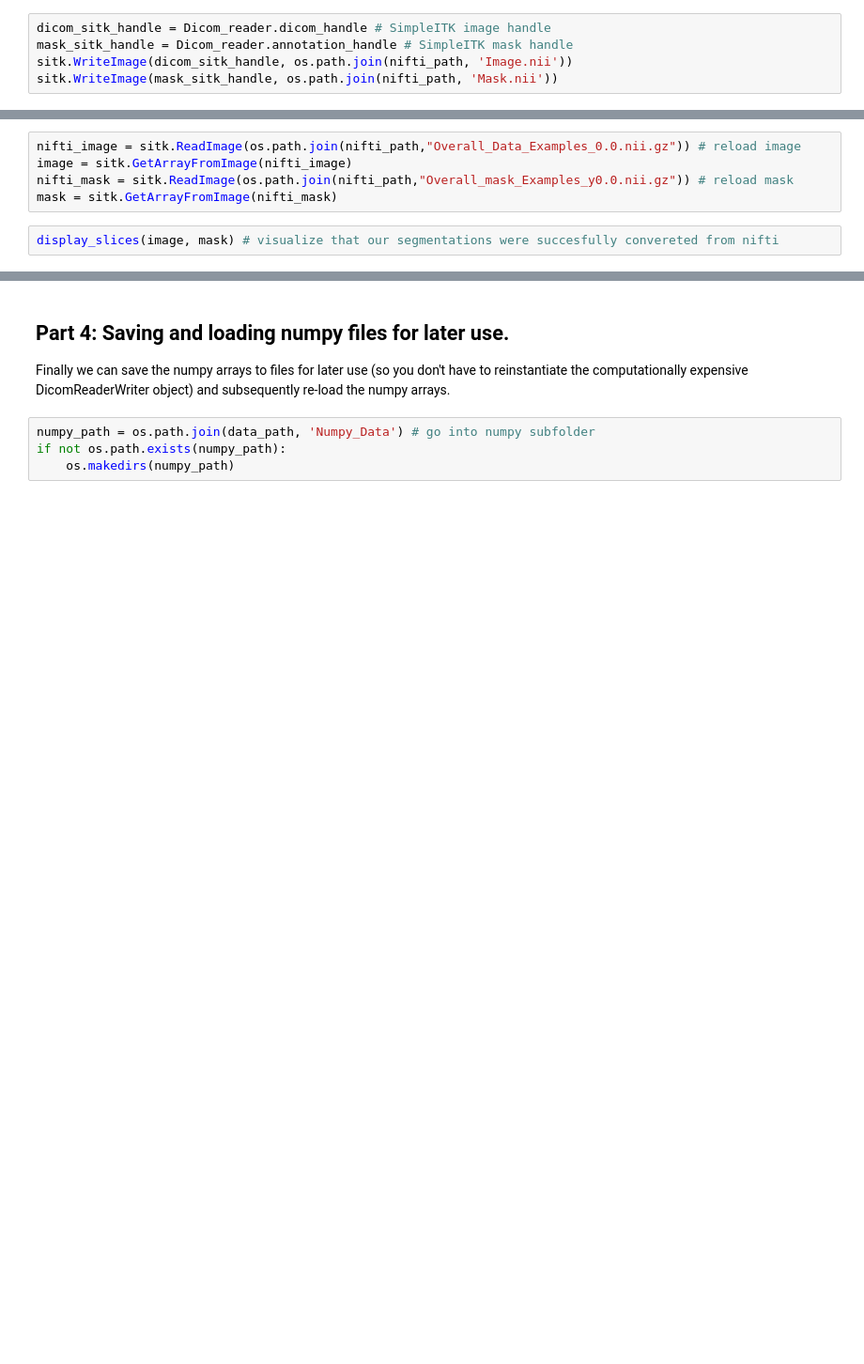
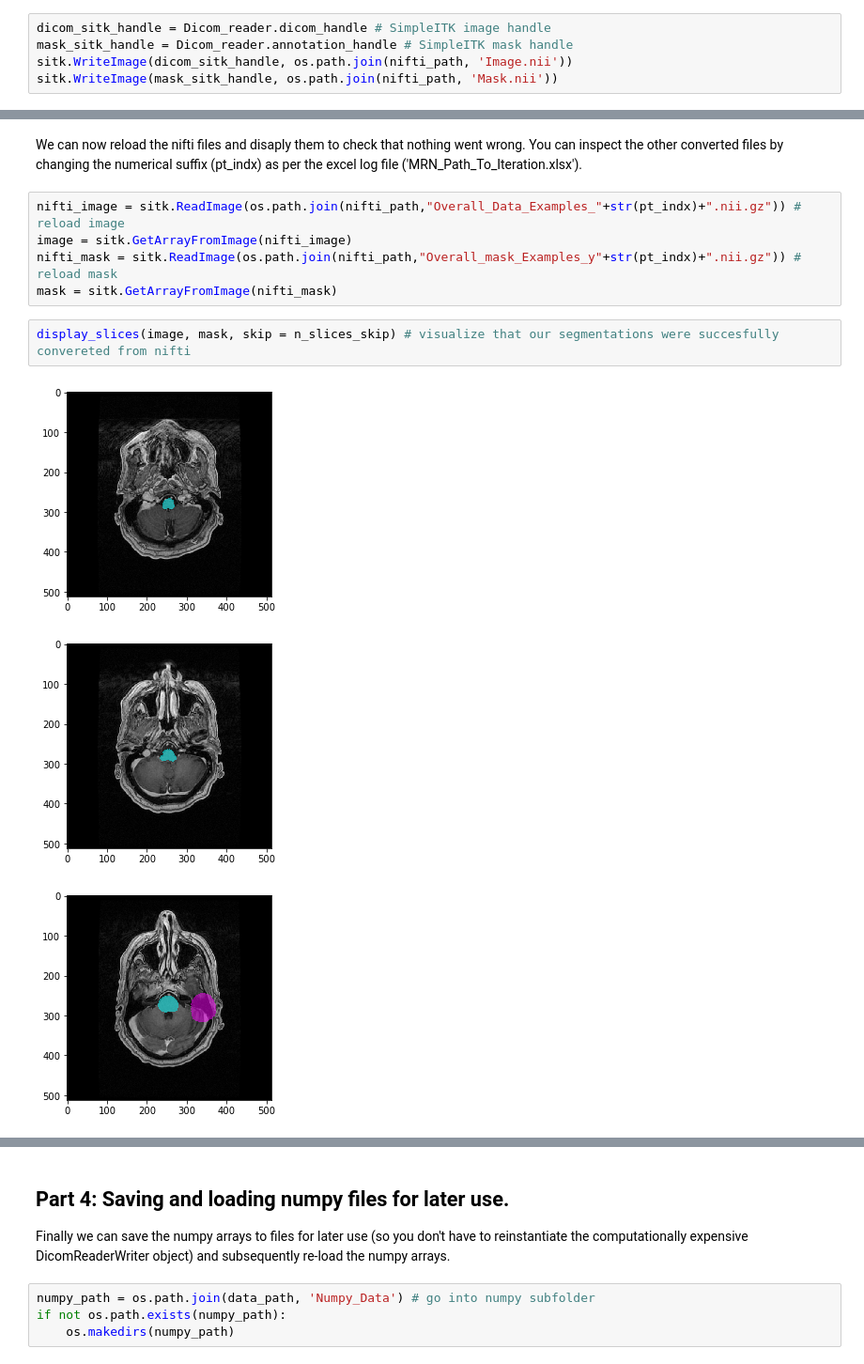
Before and after one commit to brianmanderson/Dicom_RT_and_Images_to_Mask, a Jupyter notebook: Examples/DICOMRTTool_manuscript.ipynb, the cells around one changed output, grey strips where cells are left out. Shown at 94% size. Drawn from its saved outputs; the diff is of its cells as text; blank space fills up the shorter version.

```diff
--- a/Examples/DICOMRTTool_manuscript.ipynb
+++ b/Examples/DICOMRTTool_manuscript.ipynb
@@ -200,7 +313,13 @@ Dicom_reader.write_parallel(out_path = nifti_path, excel_file = os.path.join(nif
+# %% [markdown]
+We can now reload the nifti files and disaply them to check that nothing went wrong. You can inspect the other converted files by changing the numerical suffix (pt_indx) as per the excel log file ('MRN_Path_To_Iteration.xlsx').
 # %%
-nifti_image = sitk.ReadImage(os.path.join(nifti_path,"Overall_Data_Examples_0.0.nii.gz")) # reload image
+nifti_image = sitk.ReadImage(os.path.join(nifti_path,"Overall_Data_Examples_"+str(pt_indx)+".nii.gz")) # reload image
 image = sitk.GetArrayFromImage(nifti_image)
-nifti_mask = sitk.ReadImage(os.path.join(nifti_path,"Overall_mask_Examples_y0.0.nii.gz")) # reload mask
+nifti_mask = sitk.ReadImage(os.path.join(nifti_path,"Overall_mask_Examples_y"+str(pt_indx)+".nii.gz")) # reload mask
 mask = sitk.GetArrayFromImage(nifti_mask)
 # %%
-display_slices(image, mask) # visualize that our segmentations were succesfully convereted from nifti
+display_slices(image, mask, skip = n_slices_skip) # visualize that our segmentations were succesfully convereted from nifti
+# %% [output]
+[figure, added]
+[figure, added]
+[figure, added]
```
Also changed, not shown: parts of 38 cells of this notebook.
